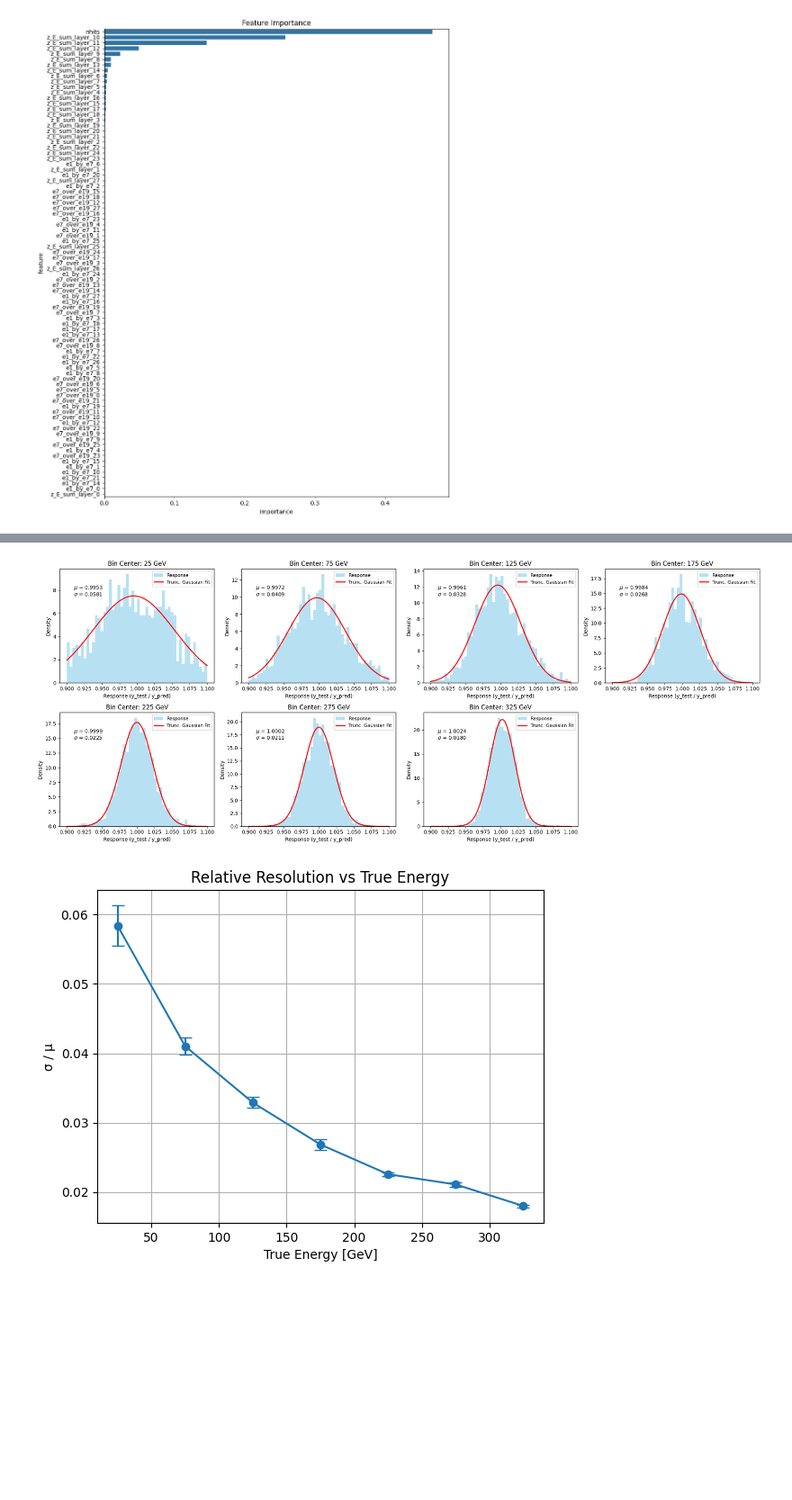
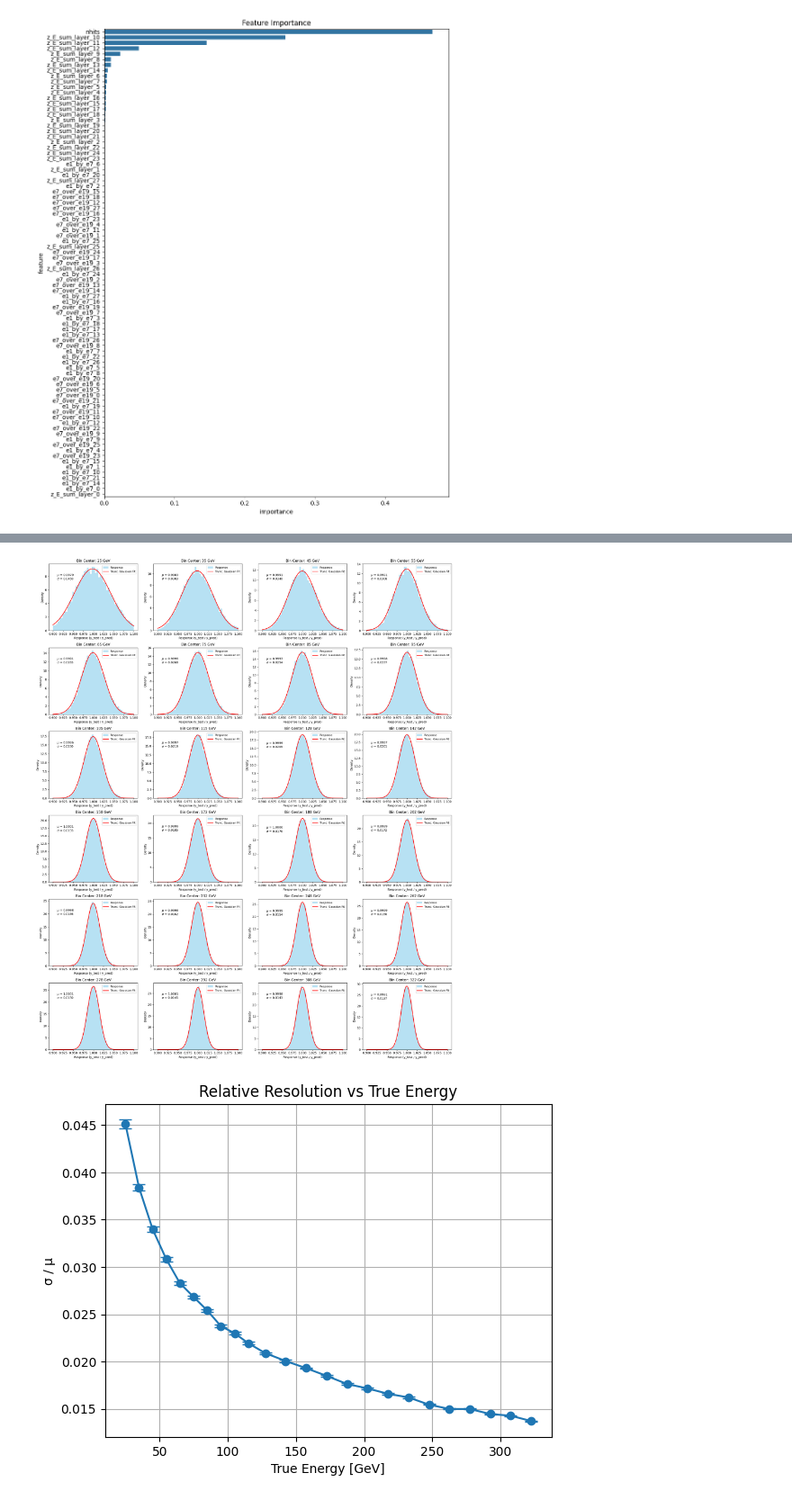
Before and after one commit to Bapi2X22/ML4HEP_2025, a Jupyter notebook: Workshop/XGB_regressor.ipynb, the cells around one changed output, grey strips where cells are left out. Shown at 90% size. Saved outputs shown, nothing was run; the diff lists cells and outputs as text; code cells hidden in the pictures; blank space fills up the shorter version.

```diff
--- a/Workshop/XGB_regressor.ipynb
+++ b/Workshop/XGB_regressor.ipynb
@@ -321,7 +406,18 @@ y_test_np = y_test_np.flatten()
 y_pred_np = y_pred_np.flatten()
 
 # Step 2: Binning based on y_test
-bin_edges = np.arange(0, y_test_np.max() + 50, 50)
+# bin_edges = np.arange(0, y_test_np.max()+10 , 10)
+
+
+# bin_edges = np.arange(5, y_test_np.max() + 10, 10)
+
+bin_edges = np.concatenate([
+    np.arange(20, 120, 10),     # finer bins: 20, 25, 30, ..., 95
+    np.arange(120, y_test_np.max() + 20, 15)  # coarser bins beyond 100 GeV
+])
+
+bin_edges = bin_edges[:-2]
+
 bin_indices = np.digitize(y_test_np, bin_edges)
 
 # Step 3: Containers
@@ -395,32 +491,32 @@ plt.show()
 
 # Step 6: Summary plots
 
 # Convert lists to arrays
 mu_vals = np.array(mu_vals)
 sigma_vals = np.array(sigma_vals)
 mu_errs = np.array(mu_errs)
 sigma_errs = np.array(sigma_errs)
 bin_centers = np.array(bin_centers)
 
 # Calculate σ/μ and its uncertainty
 sigma_over_mu = sigma_vals / mu_vals
 sigma_over_mu_err = sigma_over_mu * np.sqrt((sigma_errs / sigma_vals)**2 + (mu_errs / mu_vals)**2)
 
 # Plot σ/μ
 plt.errorbar(bin_centers, sigma_over_mu, yerr=sigma_over_mu_err, fmt='o-', capsize=5)
 plt.xlabel("True Energy [GeV]")
 plt.ylabel("σ / μ")
 plt.title("Relative Resolution vs True Energy")
 plt.grid(True)
 plt.show()
 
 # Plot μ
 plt.errorbar(bin_centers, mu_vals, yerr=mu_errs, fmt='o-', capsize=5)
 plt.xlabel("True Energy [GeV]")
 plt.ylabel("Mean Response (μ)")
 plt.title("Mean Response vs True Energy")
 plt.grid(True)
 plt.show()
 # %% [output]
-[figure, old version]
+[figure, new version]
-[figure, old version]
+[figure, new version]
```
Also changed, not shown: parts of 5 cells of this notebook, 4 other files.
